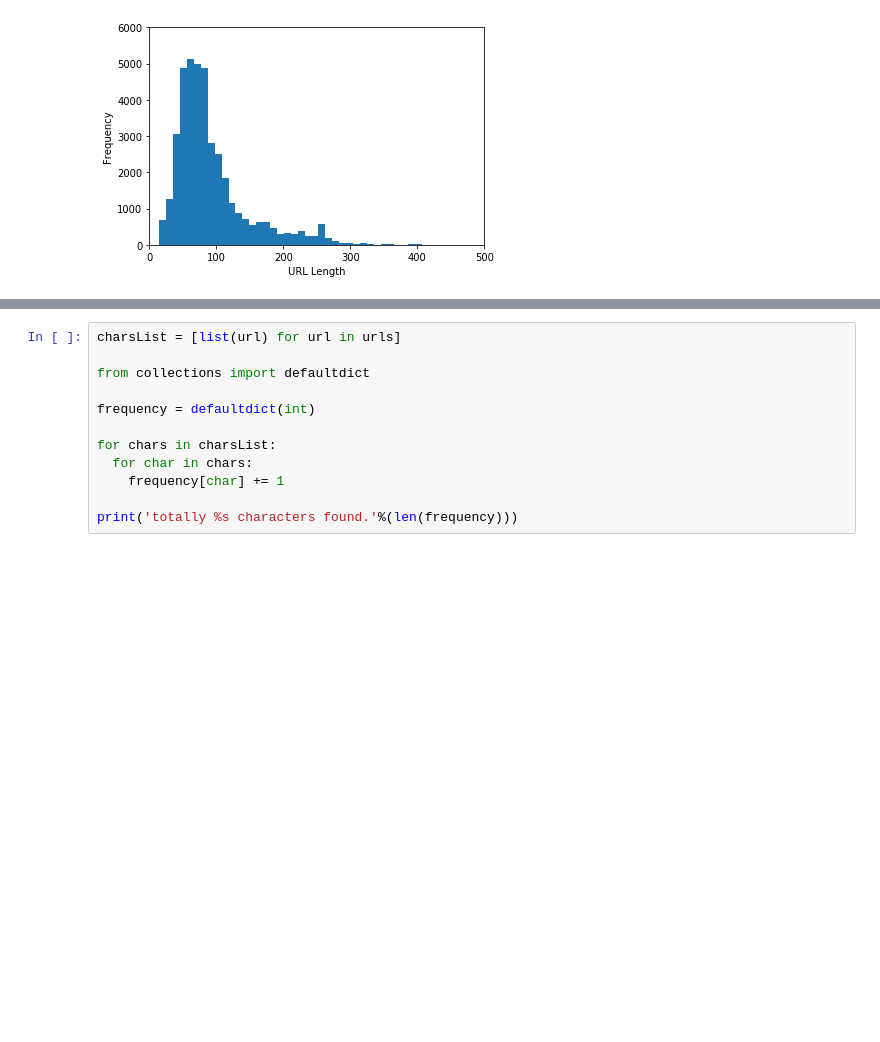
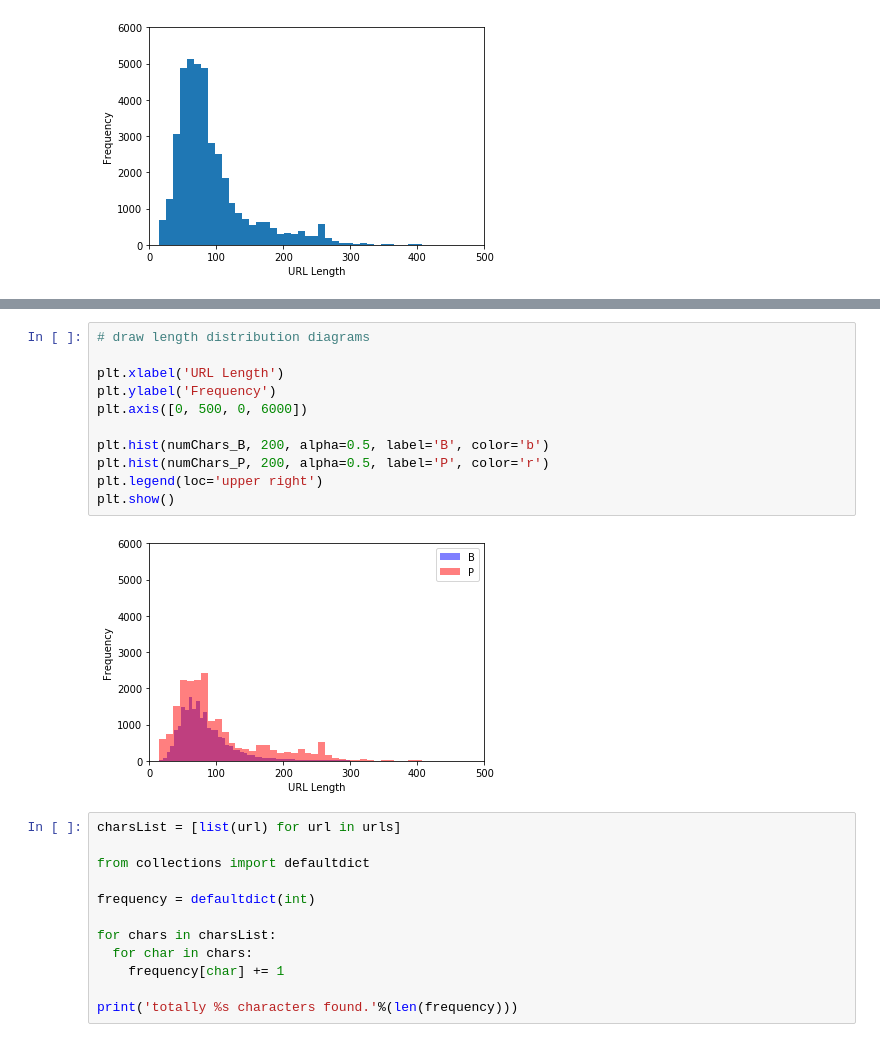
Before and after one commit to open-science-us/open-science, a Jupyter notebook: project/URL/Phishing-URLs-RF.ipynb, the cells around one changed output, grey strips where cells are left out. Drawn from its saved outputs; the diff is of its cells as text; blank space fills up the shorter version.

```diff
--- a/project/URL/Phishing-URLs-RF.ipynb
+++ b/project/URL/Phishing-URLs-RF.ipynb
@@ -112,3 +158,16 @@ plt.show()
+# %%
+# draw length distribution diagrams
+
+plt.xlabel('URL Length')
+plt.ylabel('Frequency')
+plt.axis([0, 500, 0, 6000])
+
+plt.hist(numChars_B, 200, alpha=0.5, label='B', color='b')
+plt.hist(numChars_P, 200, alpha=0.5, label='P', color='r')
+plt.legend(loc='upper right')
+plt.show()
+# %% [output]
+[figure, added]
 # %%
 charsList = [list(url) for url in urls]
 
```
Also changed, not shown: parts of 18 cells of this notebook.
